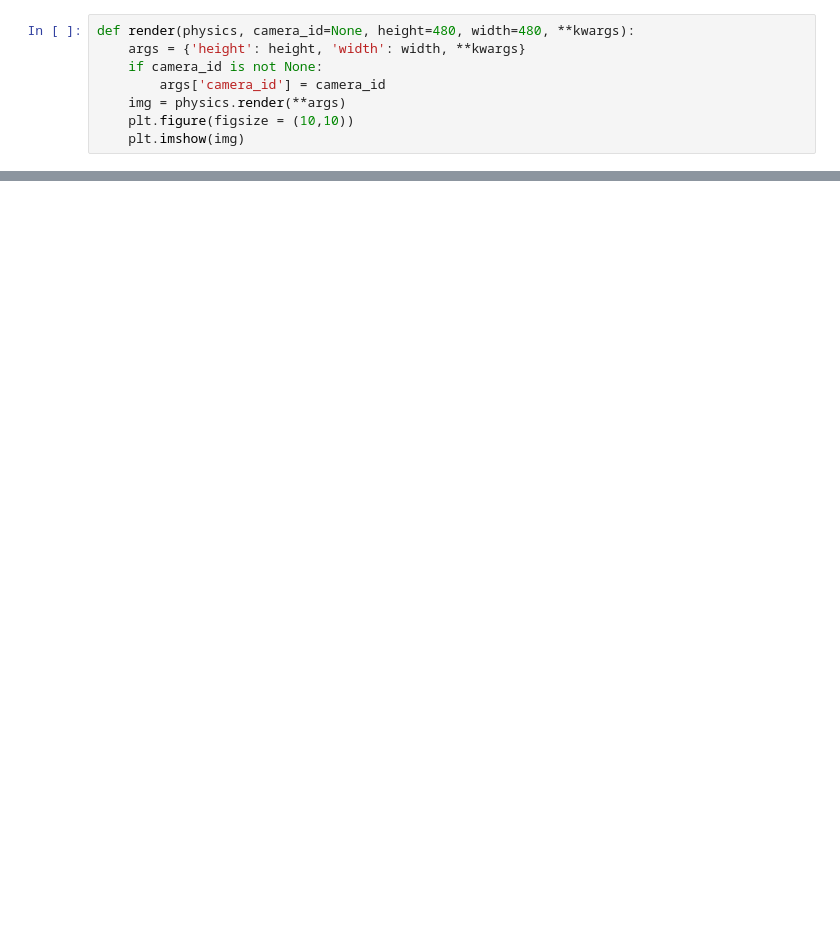
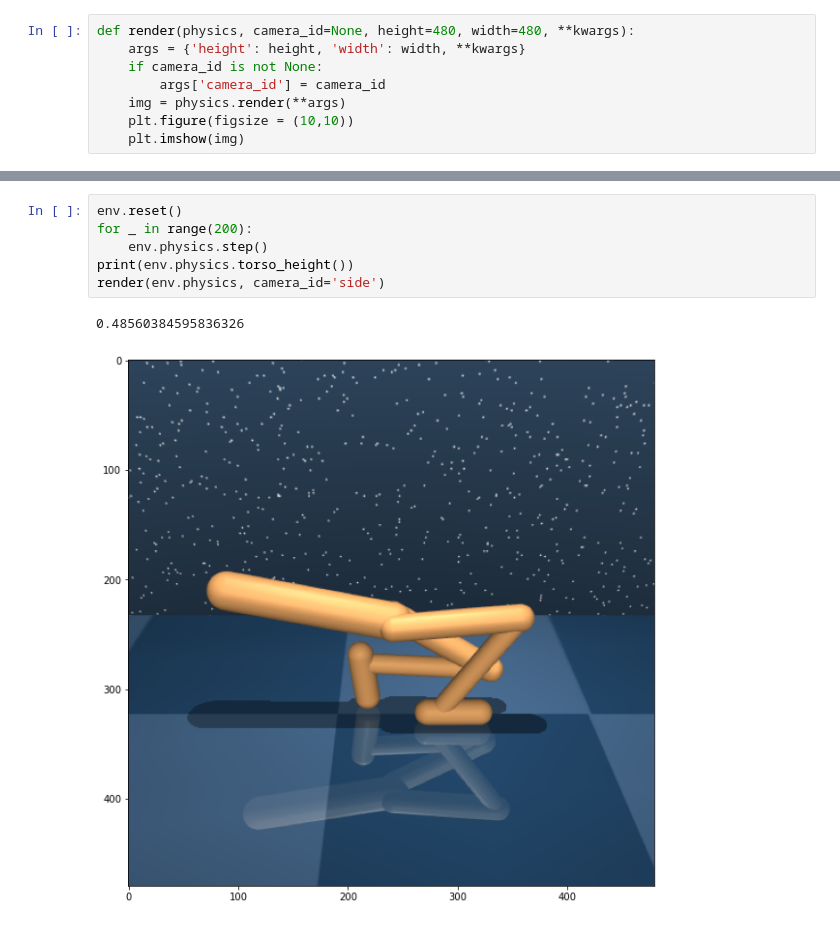
Before and after one commit to willwhitney/exploration-reimplementation, a Jupyter notebook: env dev.ipynb, the cells around one changed output, grey strips where cells are left out. Cells and saved outputs as stored; diff of their text form; blank space fills up the shorter version.

```diff
--- a/env dev.ipynb
+++ b/env dev.ipynb
@@ -133,0 +45,9 @@ render(physics, camera='fixed')
+# %%
+env.reset()
+for _ in range(200):
+    env.physics.step()
+print(env.physics.torso_height())
+render(env.physics, camera_id='side')
+# %% [output]
+0.48560384595836326
+[figure, added]
```
Also changed, not shown: parts of 26 cells of this notebook, 8 other files.
